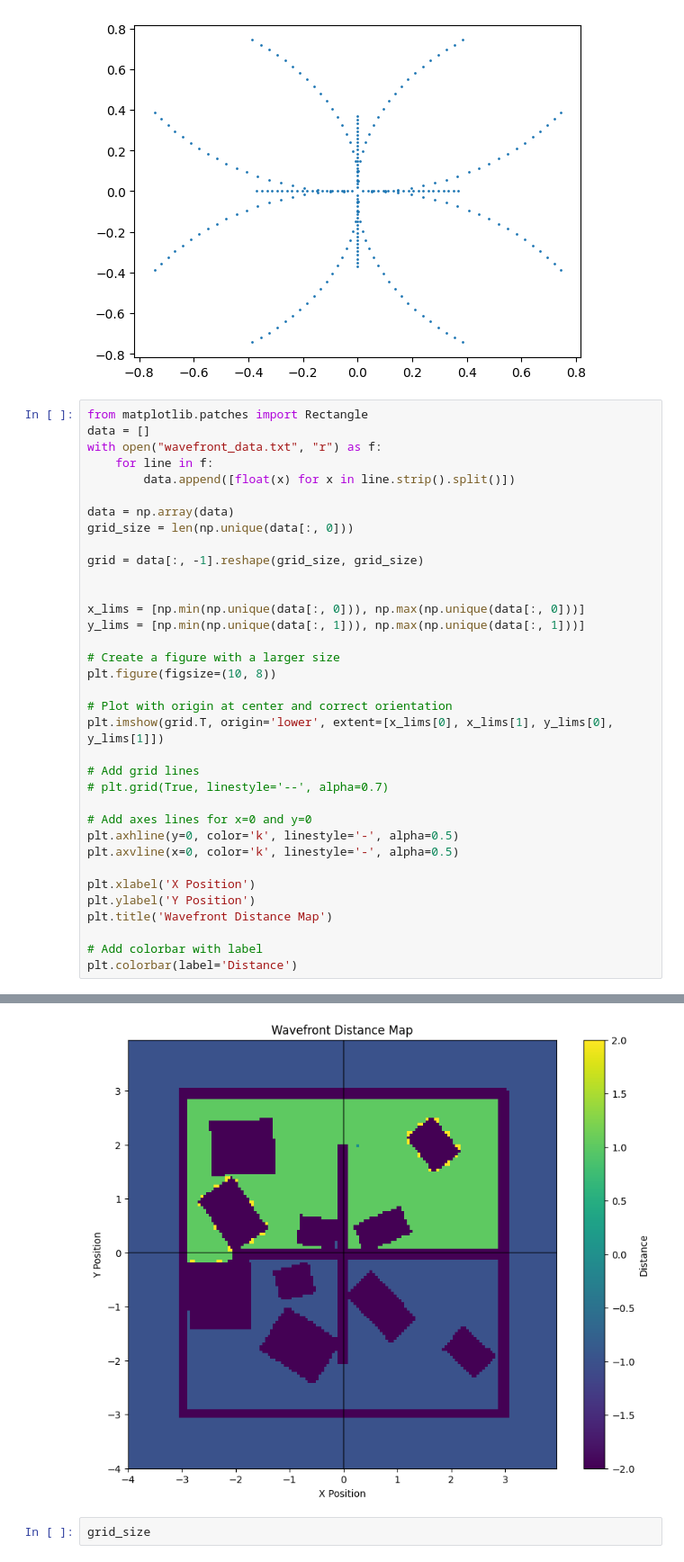
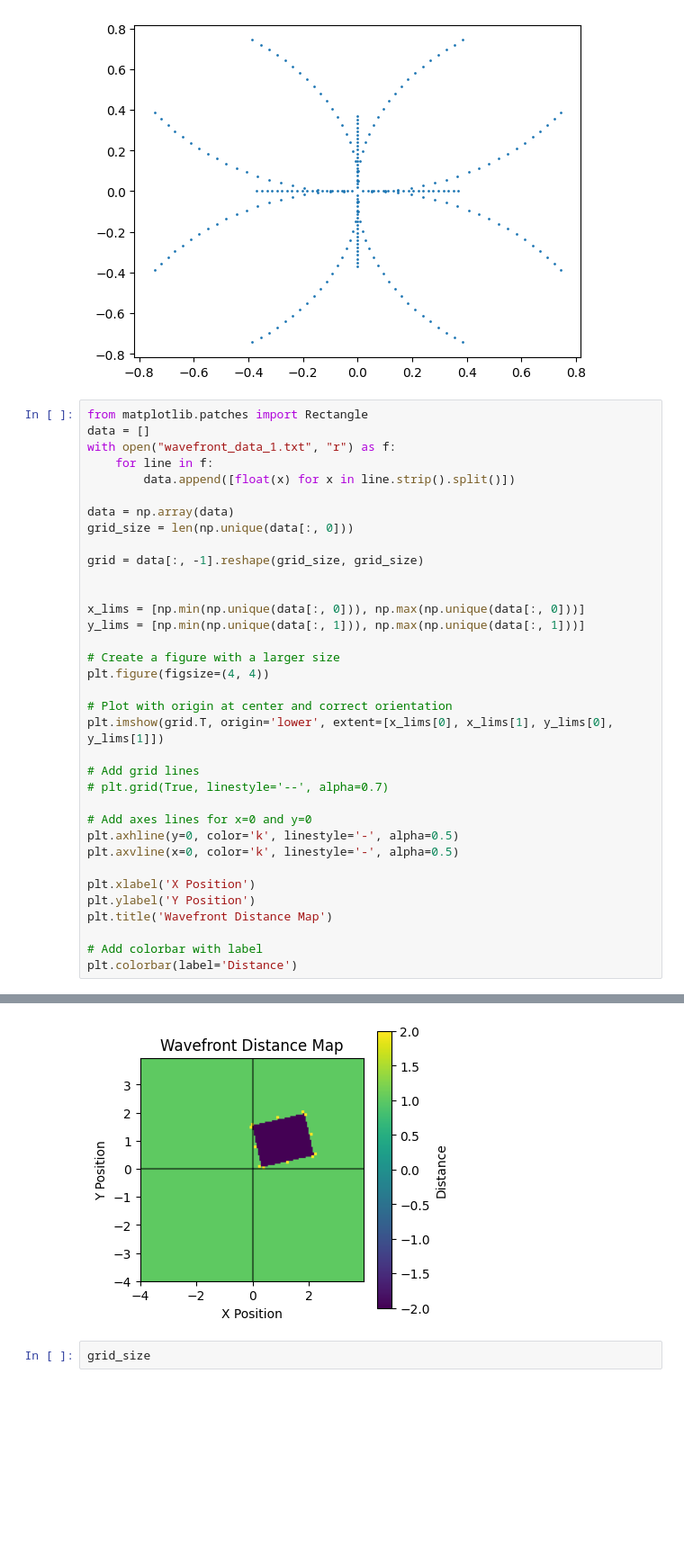
Before and after one commit to PRX-Kinodynamic/ML4KP-devel, a Jupyter notebook: vis.ipynb, the cells around one changed output, grey strips where cells are left out. Shown: that part at 90% size. Saved outputs shown, nothing was run; the diff lists cells and outputs as text; blank space fills up the shorter version.

```diff
--- a/vis.ipynb
+++ b/vis.ipynb
@@ -143,41 +143,41 @@ plt.scatter(lines[:, 0], lines[:, 1], s=1)
 # %%
 from matplotlib.patches import Rectangle
 data = []
-with open("wavefront_data.txt", "r") as f:
+with open("wavefront_data_1.txt", "r") as f:
     for line in f:
         data.append([float(x) for x in line.strip().split()])
 
 data = np.array(data)
 grid_size = len(np.unique(data[:, 0]))
 
 grid = data[:, -1].reshape(grid_size, grid_size)
 
 
 x_lims = [np.min(np.unique(data[:, 0])), np.max(np.unique(data[:, 0]))]
 y_lims = [np.min(np.unique(data[:, 1])), np.max(np.unique(data[:, 1]))]
 
 # Create a figure with a larger size
-plt.figure(figsize=(10, 8))
+plt.figure(figsize=(4, 4))
 
 # Plot with origin at center and correct orientation
 plt.imshow(grid.T, origin='lower', extent=[x_lims[0], x_lims[1], y_lims[0], y_lims[1]])
 
 # Add grid lines
 # plt.grid(True, linestyle='--', alpha=0.7)
 
 # Add axes lines for x=0 and y=0
 plt.axhline(y=0, color='k', linestyle='-', alpha=0.5)
 plt.axvline(x=0, color='k', linestyle='-', alpha=0.5)
 
 plt.xlabel('X Position')
 plt.ylabel('Y Position')
 plt.title('Wavefront Distance Map')
 
 # Add colorbar with label
 plt.colorbar(label='Distance')
 # %% [output]
 <matplotlib.colorbar.Colorbar at 0x...>
-[figure, old version]
+[figure, new version]
 # %%
 grid_size
 # %% [output]
```
Also changed, not shown: parts of 3 cells of this notebook, 11 other files.
